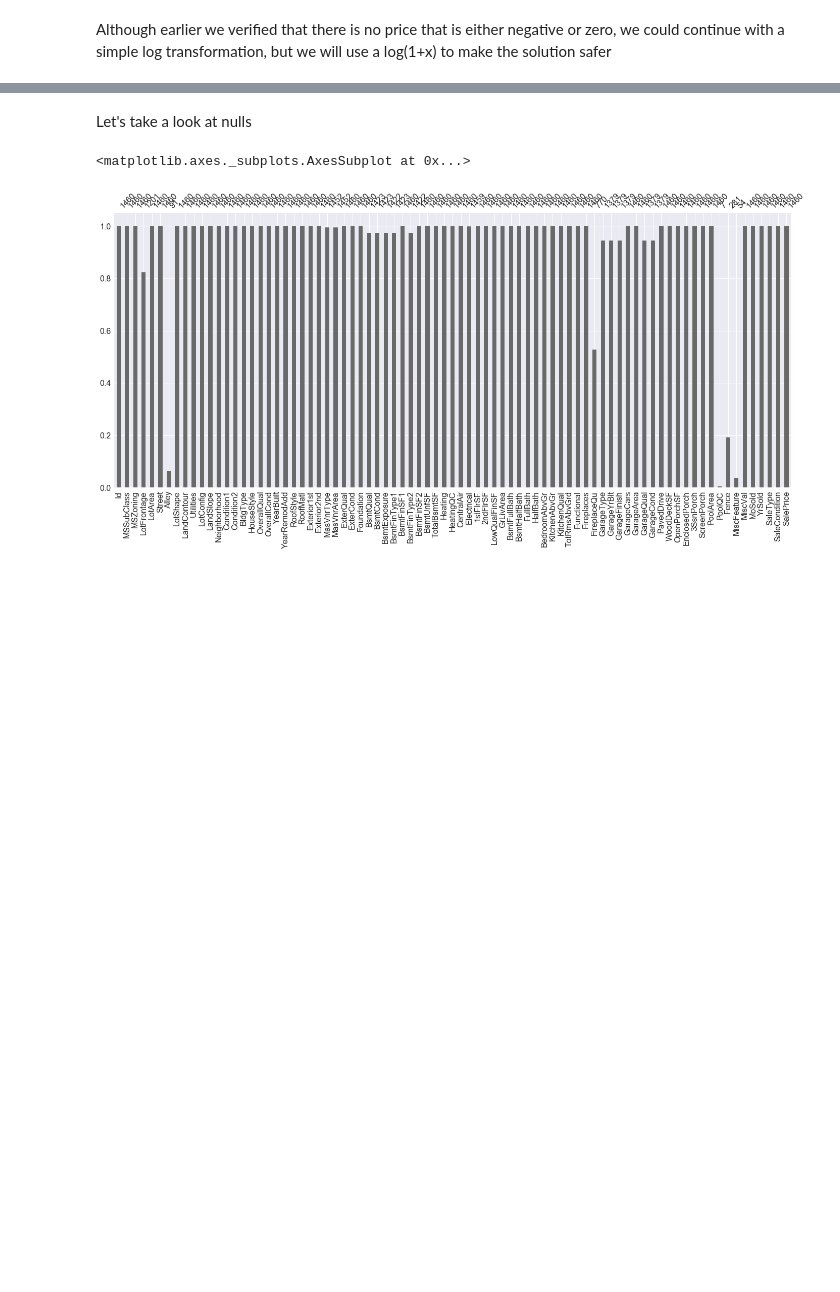
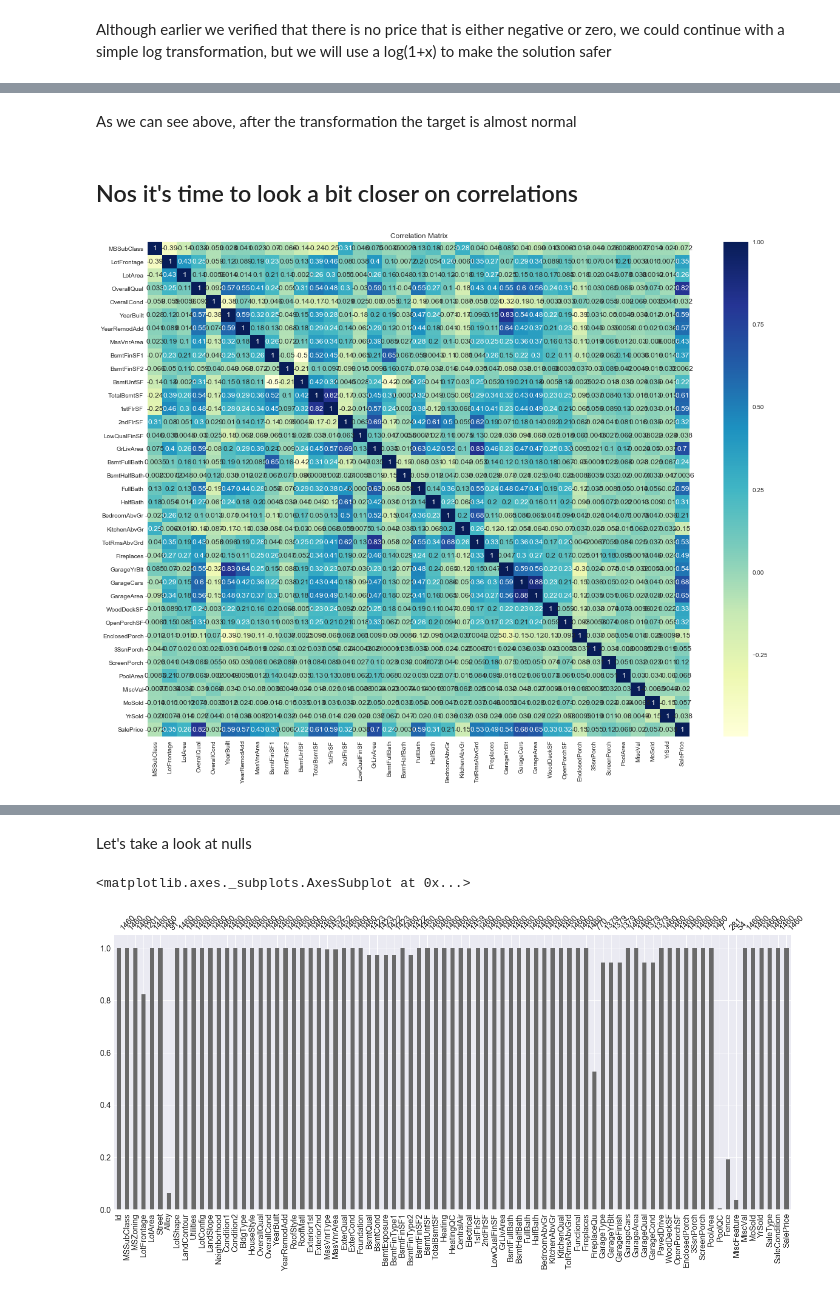
Before and after one commit to guilhermemarson/udacity, a Jupyter notebook: ames_house_prices/data_exploration.ipynb, the cells around one changed output, grey strips where cells are left out. Saved outputs shown, nothing was run; the diff lists cells and outputs as text; code cells hidden in the pictures; blank space fills up the shorter version.

```diff
--- a/ames_house_prices/data_exploration.ipynb
+++ b/ames_house_prices/data_exploration.ipynb
@@ -47,0 +64,11 @@ Although earlier we verified that there is no price that is either negative or z
+# %% [markdown]
+As we can see above, after the transformation the target is almost normal
+# %% [markdown]
+## Nos it's time to look a bit closer on correlations
+# %%
+plt.subplots(figsize=(20,15))
+sns.heatmap(train.corr(), cmap="YlGnBu", annot=True)
+plt.title("Correlation Matrix")
+plt.show()
+# %% [output]
+[figure, added]
```
Also changed, not shown: parts of 18 cells of this notebook.
